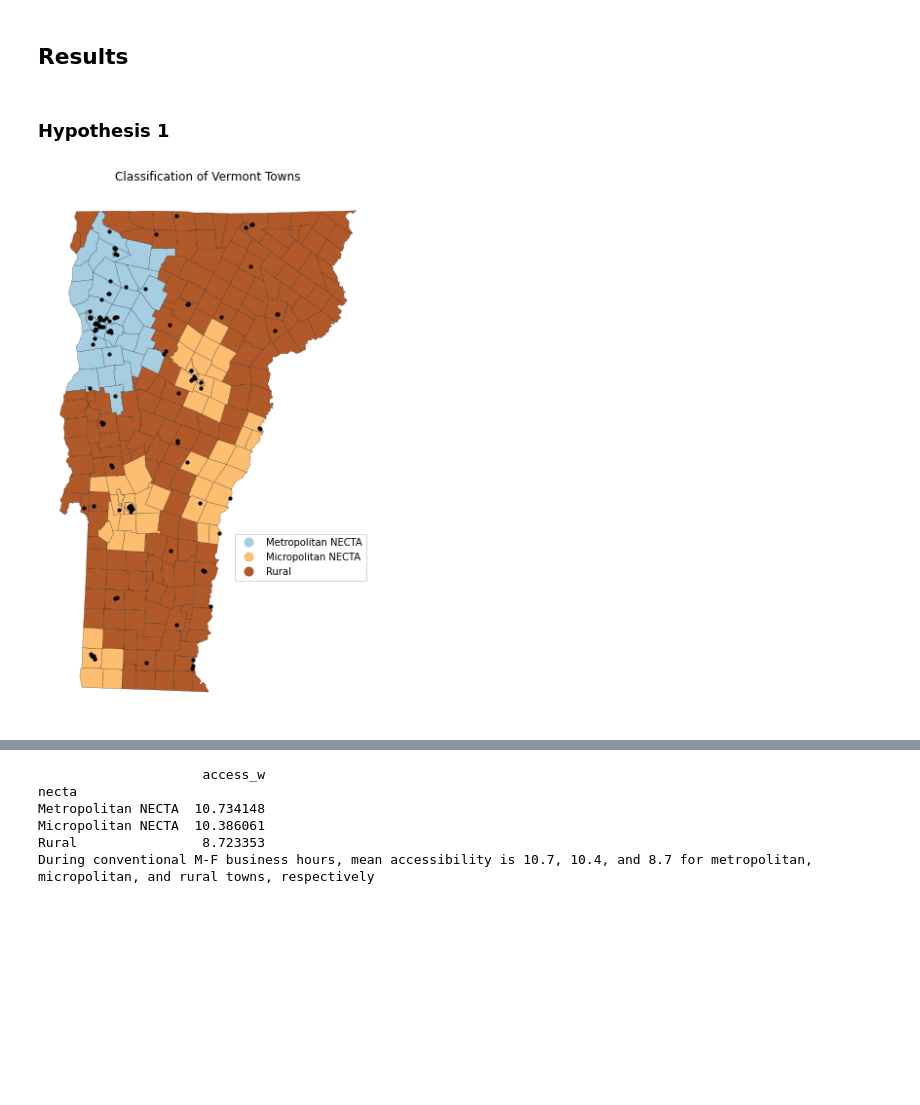
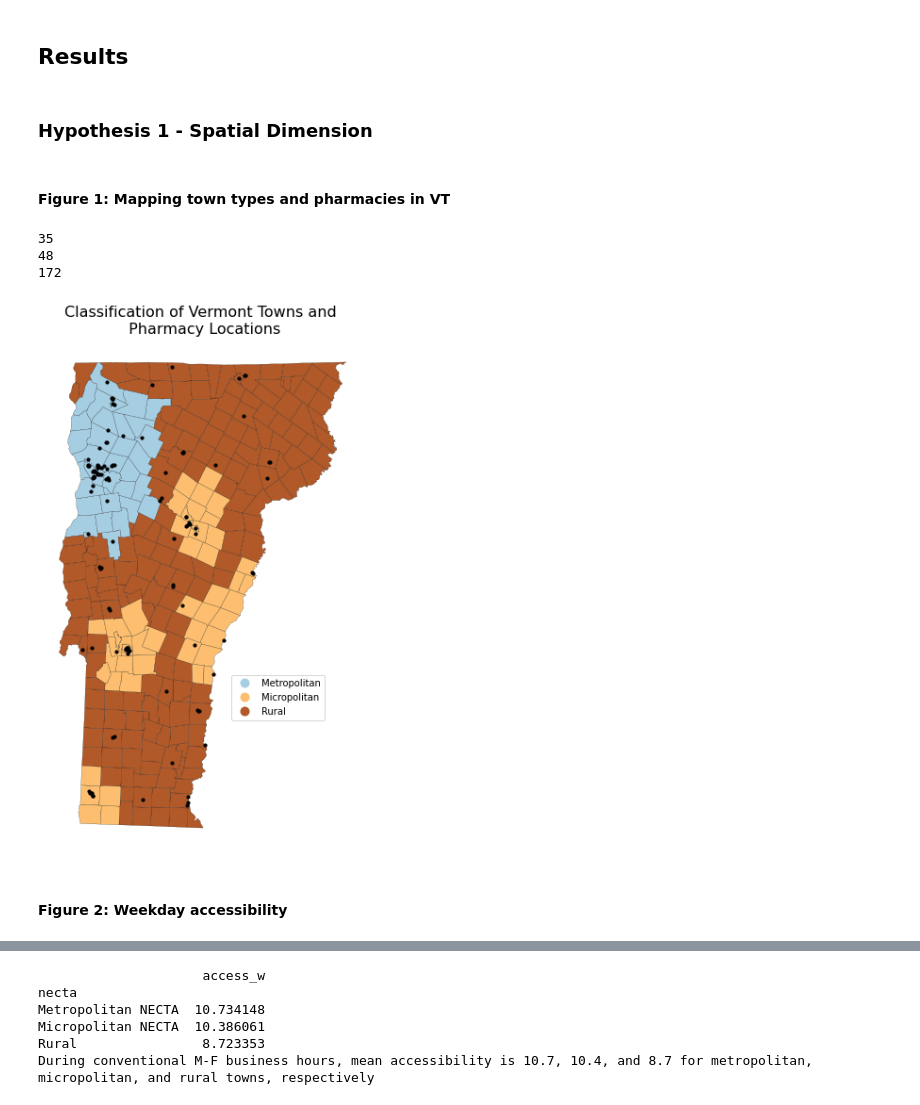
Before and after one commit to samroubin/VTPharmacy, a Jupyter notebook: procedure/code/01_Pharmacy_Accessibility.ipynb, the cells around one changed output, grey strips where cells are left out. Drawn from its saved outputs; the diff is of its cells as text; code cells hidden in the pictures; blank space fills up the shorter version.

```diff
--- a/procedure/code/01_Pharmacy_Accessibility.ipynb
+++ b/procedure/code/01_Pharmacy_Accessibility.ipynb
@@ -908,24 +908,39 @@ mapping_df.explore() # View geometries of interest with all necessary data for r
 # %% [markdown]
 ## Results
 # %% [markdown]
-### Hypothesis 1
+### Hypothesis 1 - Spatial Dimension
+# %% [markdown]
+#### Figure 1: Mapping town types and pharmacies in VT
 # %%
 # Prepare pharmacies for mapping
 pharmacies_df.to_crs("EPSG:6589", inplace = True) # Match CRS for Vermont
 pharmacies_map = pharmacies_df[pharmacies_df['state'] == 'VT']
 
 # Replace NaN values in 'necta' column with 'Rural'. All towns that are not metropolitan or micropolitan are rural.
 mapping_df['necta'].fillna('Rural', inplace=True)
 
+# Replace 'Metropolitan NECTA' and 'Micropolitan NECTA' with 'Metropolitan' and 'Micropolitan', respectively
+mapping_df['necta'] = mapping_df['necta'].replace({'Metropolitan NECTA': 'Metropolitan', 'Micropolitan NECTA': 'Micropolitan'})
+
+# Count # of towns in each category
+print(len(mapping_df[mapping_df['necta'] == 'Metropolitan']))
+print(len(mapping_df[mapping_df['necta'] == 'Micropolitan']))
+print(len(mapping_df[mapping_df['necta'] == 'Rural']))
+
 # Map NECTA classifications and pharmacy locations in VT
 fig, ax = plt.subplots(figsize=(10, 10))
-mapping_df.plot(column='necta', categorical=True, legend=True, legend_kwds={'loc': 'center right', 'bbox_to_anchor': (1, 0.3)}, ax=ax, edgecolor = 'black', linewidth = .2, cmap = 'Paired')
-pharmacies_map.plot(column= 'geometry', ax=ax, color='black', marker='o', markersize=10, label='VT Pharmacies')
-plt.title('Classification of Vermont Towns')
+mapping_df.plot(column='necta', categorical=True, legend=True,legend_kwds={'loc': 'center right', 'bbox_to_anchor': (.9, 0.3)}, ax=ax, edgecolor = 'black', linewidth = .2, cmap = 'Paired')
+plt.title('Classification of Vermont Towns and \n Pharmacy Locations', size = 16)
 plt.xlabel('Longitude')
 plt.ylabel('Latitude')
 plt.axis('off')
+pharmacies_map.plot(column= 'geometry', ax=ax, color='black', marker='o', markersize=10, label='VT Pharmacies')
 plt.show()
 # %% [output]
+35
+48
+172
-[figure, old version]
+[figure, new version]
+# %% [markdown]
+#### Figure 2: Weekday accessibility
 # %%
```
Also changed, not shown: parts of 14 cells of this notebook.
